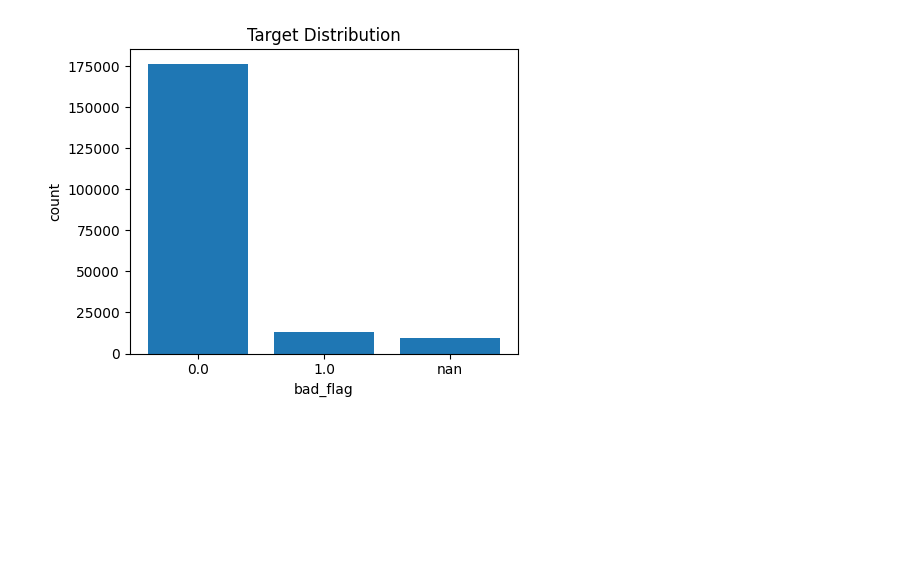
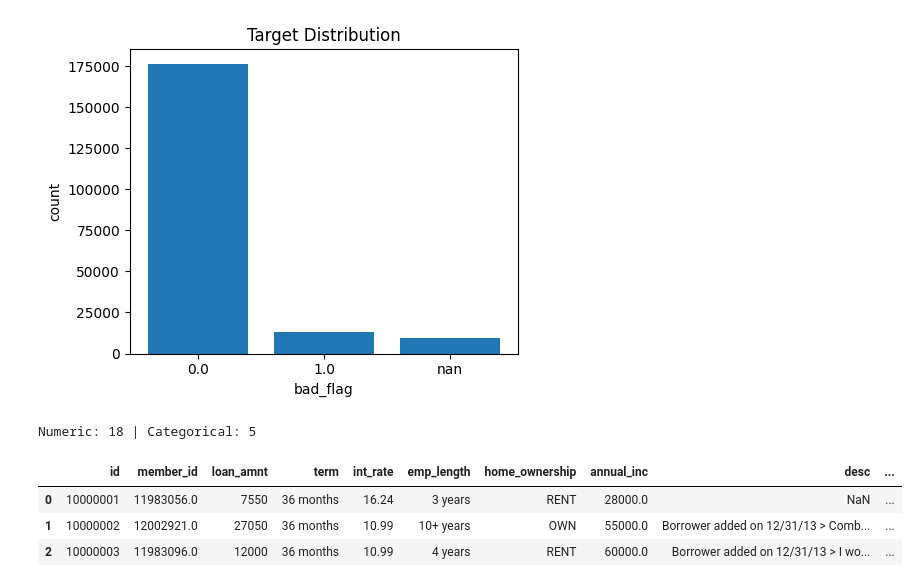
Before and after one commit to manik997/exercise, a Jupyter notebook: notebooks/01_EDA_Git.ipynb, the cells around one changed output. Cells and saved outputs as stored; diff of their text form; code cells hidden in the pictures; blank space fills up the shorter version.

```diff
--- a/notebooks/01_EDA_Git.ipynb
+++ b/notebooks/01_EDA_Git.ipynb
@@ -80,3 +80,23 @@ Saved figure: /Users/manikmalhotra/jpm_quant_project/reports/figures/target_dist
 [figure]
 # %%
 Cleaning and Type Harmonization
+# %%
+work = train.copy()
+
+def pct_to_float(s: pd.Series) -> pd.Series:
+    return s.astype(str).str.replace('%','', regex=False).replace('nan', np.nan).astype(float)
+
+for col in ["int_rate","revol_util"]:
+    if col in work.columns and work[col].dtype == object:
+        work[col] = pct_to_float(work[col])
+
+num_cols = work.select_dtypes(include=[np.number]).columns.tolist()
+cat_cols = work.select_dtypes(include=["object"]).columns.tolist()
+print("Numeric:", len(num_cols), "| Categorical:", len(cat_cols))
+work.head(3)
+# %% [output]
+Numeric: 18 | Categorical: 5
+|  | id | member_id | loan_amnt | term | int_rate | emp_length | home_ownership | annual_inc | desc | ... |
+| 0 | 10000001 | 11983056.0 | 7550 | 36 months | 16.24 | 3 years | RENT | 28000.0 | NaN | ... |
+| 1 | 10000002 | 12002921.0 | 27050 | 36 months | 10.99 | 10+ years | OWN | 55000.0 | Borrower added on 12/31/13 > Comb... | ... |
+| 2 | 10000003 | 11983096.0 | 12000 | 36 months | 10.99 | 4 years | RENT | 60000.0 | Borrower added on 12/31/13 > I wo... | ... |
```
Also changed, not shown: parts of 2 cells of this notebook, 23 other files.
